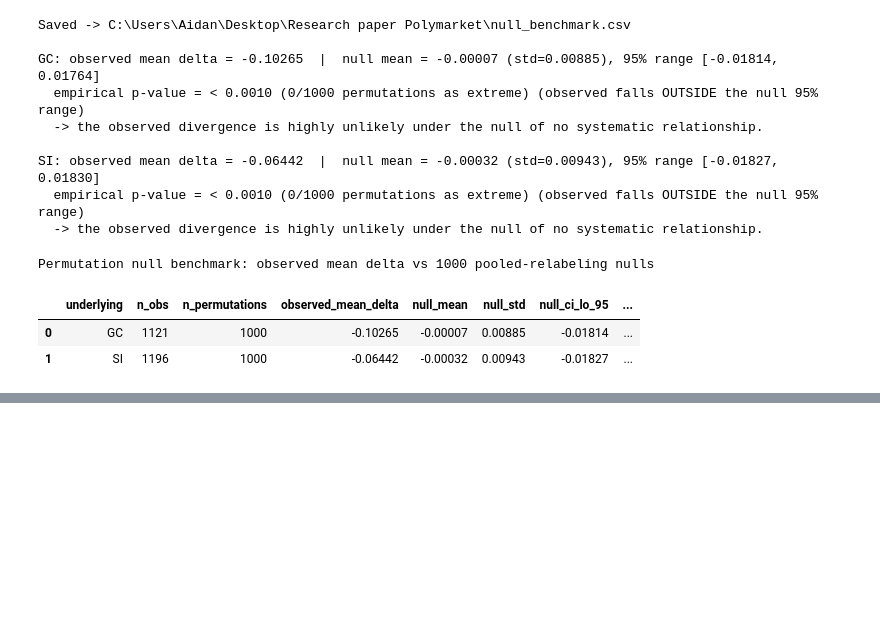
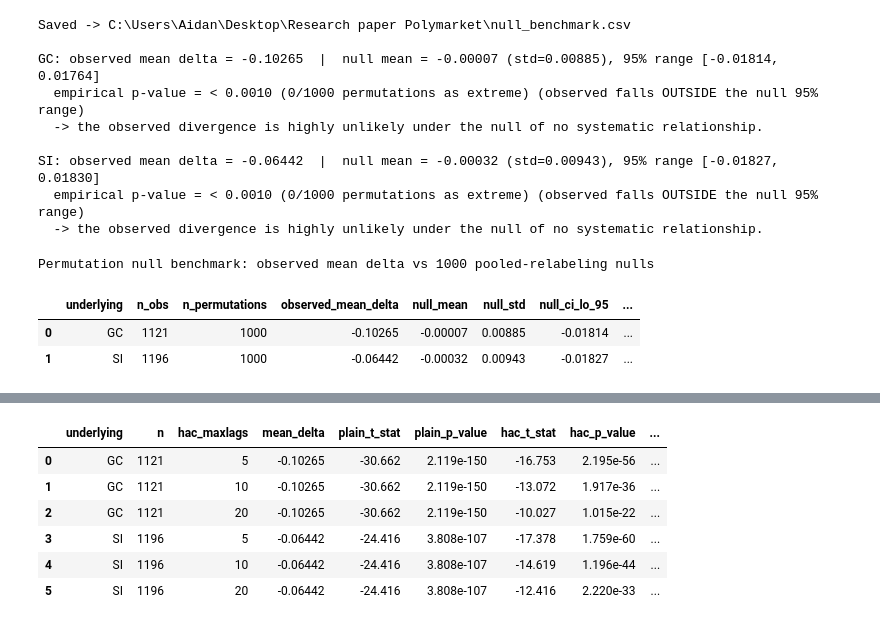
Before and after one commit to AidanCarp/polymarket-options-research, a Jupyter notebook: Jupyternotebook.ipynb, the cells around one changed output, grey strips where cells are left out. Drawn from its saved outputs; the diff is of its cells as text; code cells hidden in the pictures; blank space fills up the shorter version.

```diff
--- a/Jupyternotebook.ipynb
+++ b/Jupyternotebook.ipynb
@@ -1259,0 +1425,78 @@ Permutation null benchmark: observed mean delta vs 1000 pooled-relabeling nulls
+# %%
+# -- HAC (Newey-West) robustness: OLS delta ~ 1 with HAC SEs ---------------------
+# OLS on a constant: intercept = mean(delta), so the intercept t-stat tests
+# H0: mean(delta) = 0, same null as the plain t-test in Section 7.
+# Newey-West SEs with maxlags in {5, 10, 20} correct for autocorrelation and
+# heteroskedasticity in the pooled panel without assuming any specific structure.
+import statsmodels.api as sm
+from scipy import stats as scipy_stats
+
+if "delta" not in merged.columns:
+    merged["delta"] = merged["nd2"] - merged["pm_prob"]
+
+HAC_LAGS = [5, 10, 20]
+
+hac_rows = []
+for und, grp in merged.dropna(subset=["delta"]).groupby("underlying"):
+    delta = grp.sort_values("date")["delta"].values
+    n     = len(delta)
+
+    # Plain t-test baseline (same as Section 7 "ALL" row)
+    t_plain, p_plain = scipy_stats.ttest_1samp(delta, popmean=0)
+
+    for lag in HAC_LAGS:
+        res = sm.OLS(delta, np.ones(n)).fit(
+            cov_type="HAC", cov_kwds={"maxlags": lag}, use_t=True
+        )
+        t_hac = float(res.tvalues[0])
+        p_hac = float(res.pvalues[0])
+        hac_rows.append({
+            "underlying":      und,
+            "n":               n,
+            "hac_maxlags":     lag,
+            "mean_delta":      float(res.params[0]),
+            "plain_t_stat":    t_plain,
+            "plain_p_value":   p_plain,
+            "hac_t_stat":      t_hac,
+            "hac_p_value":     p_hac,
+            "reject_H0_plain": bool(p_plain < 0.05),
+            "reject_H0_hac":   bool(p_hac   < 0.05),
+        })
+
+hac_df = pd.DataFrame(hac_rows)
+
+hac_path = os.path.join(DATA_DIR, "hac_robustness.csv")
+hac_df.to_csv(hac_path, index=False)
+print(f"Saved -> {hac_path}\n")
+
+# ── Text summary ────────────────────────────────────────────────────────────────
+hdr = (f"{'Asset':<5}  {'lags':>5}  {'n':>5}  {'mean_delta':>11}"
+       f"  {'t (plain)':>10}  {'p (plain)':>11}"
+       f"  {'t (HAC)':>9}  {'p (HAC)':>11}"
+       f"  {'plain':>6}  {'HAC':>6}")
+print(hdr)
+print("─" * len(hdr))
+for _, r in hac_df.iterrows():
+    print(f"{r['underlying']:<5}  {int(r['hac_maxlags']):>5}  {int(r['n']):>5}  "
+          f"{r['mean_delta']:>11.5f}"
+          f"  {r['plain_t_stat']:>10.3f}  {r['plain_p_value']:>11.2e}"
+          f"  {r['hac_t_stat']:>9.3f}  {r['hac_p_value']:>11.2e}"
+          f"  {'rej' if r['reject_H0_plain'] else 'fail':>6}"
+          f"  {'rej' if r['reject_H0_hac'] else 'fail':>6}")
+
+display(
+    hac_df
+    .style
+    .format({
+        "mean_delta":    "{:.5f}",
+        "plain_t_stat":  "{:.3f}",
+        "plain_p_value": "{:.3e}",
+        "hac_t_stat":    "{:.3f}",
+        "hac_p_value":   "{:.3e}",
+    })
+    .set_caption(
+        "HAC (Newey-West) robustness: OLS delta ~ 1, plain t-test vs HAC SEs  |  "
+        "H₀: mean(N(d2) − pm_prob) = 0  |  lags 5 / 10 / 20"
+    )
+)
+# %% [output]
@@ -1259,0 +1514,7 @@ Permutation null benchmark: observed mean delta vs 1000 pooled-relabeling nulls
+|  | underlying | n | hac_maxlags | mean_delta | plain_t_stat | plain_p_value | hac_t_stat | hac_p_value | ... |
+| 0 | GC | 1121 | 5 | -0.10265 | -30.662 | 2.119e-150 | -16.753 | 2.195e-56 | ... |
+| 1 | GC | 1121 | 10 | -0.10265 | -30.662 | 2.119e-150 | -13.072 | 1.917e-36 | ... |
+| 2 | GC | 1121 | 20 | -0.10265 | -30.662 | 2.119e-150 | -10.027 | 1.015e-22 | ... |
+| 3 | SI | 1196 | 5 | -0.06442 | -24.416 | 3.808e-107 | -17.378 | 1.759e-60 | ... |
+| 4 | SI | 1196 | 10 | -0.06442 | -24.416 | 3.808e-107 | -14.619 | 1.196e-44 | ... |
+| 5 | SI | 1196 | 20 | -0.06442 | -24.416 | 3.808e-107 | -12.416 | 2.220e-33 | ... |
```
Also changed, not shown: parts of 5 cells of this notebook, 1 other file.
